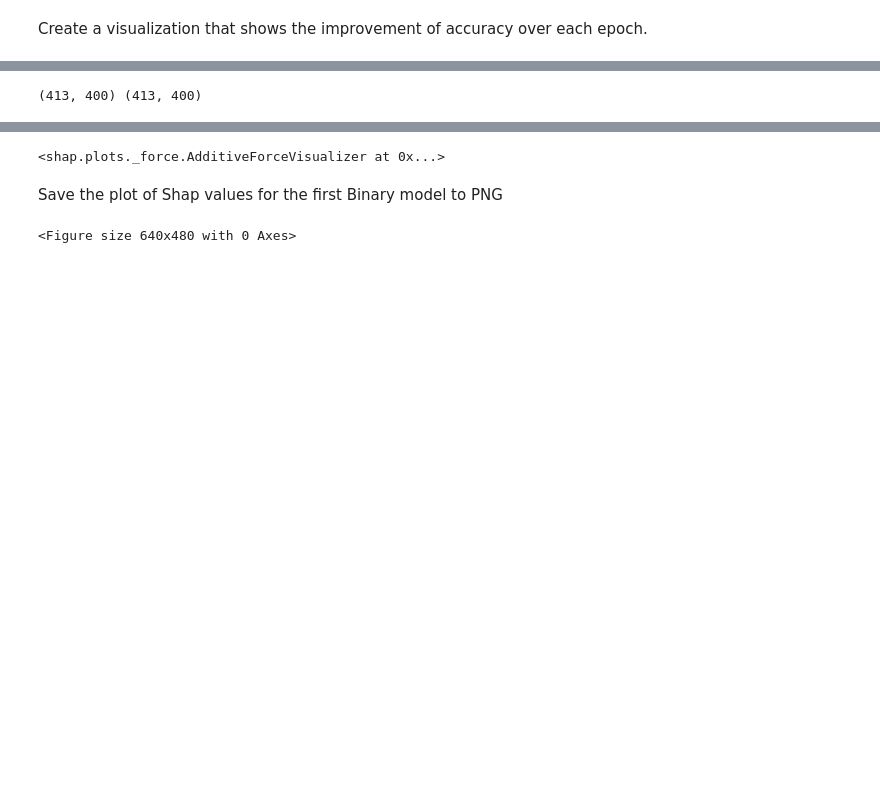
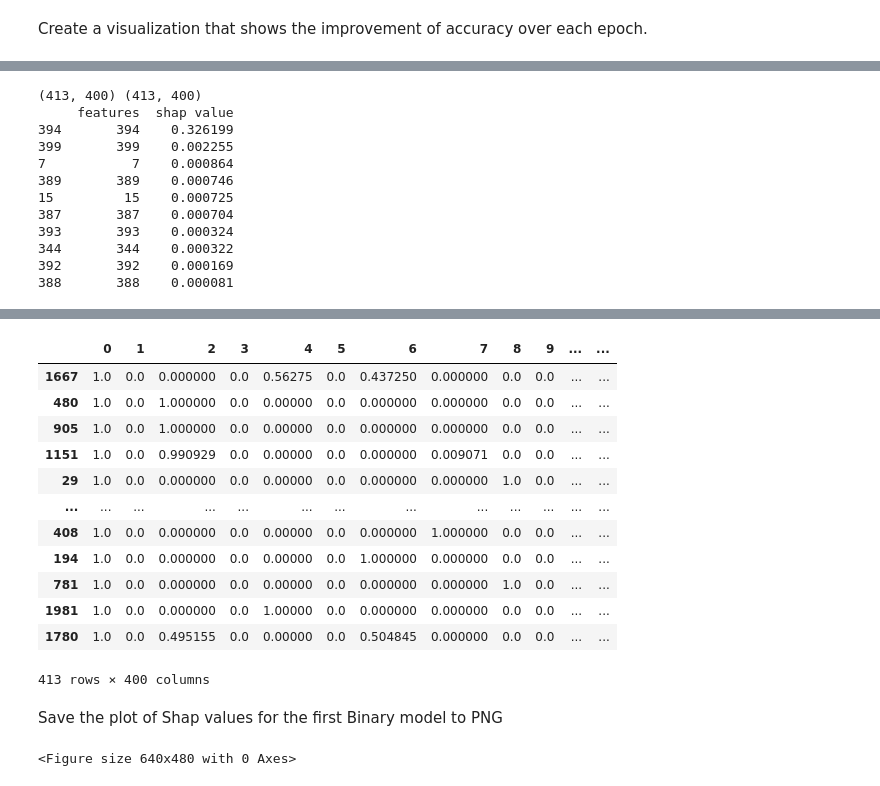
Before and after one commit to ermunroe/DS480Project, a Jupyter notebook: networkNotebook.ipynb, the cells around one changed output, grey strips where cells are left out. Cells and saved outputs as stored; diff of their text form; code cells hidden in the pictures; blank space fills up the shorter version.

```diff
--- a/networkNotebook.ipynb
+++ b/networkNotebook.ipynb
@@ -482,9 +517,24 @@ X_val = pd.DataFrame(X_val)
 shap_values1_reshaped = np.squeeze(shap_values1)
 print(shap_values1_reshaped.shape, X_val.shape)
 
-shap.initjs()
+feature_names = X_val.columns
 
-plot = shap.force_plot(explainer1.expected_value[0], shap_values1_reshaped[0], X_val.iloc[0])
-display(plot)
+shapDF = pd.DataFrame({'features' : feature_names, 'shap value' : shap_values1_reshaped[0]})
+
+top10SHAP = shapDF.nlargest(10, 'shap value')
+
+print(top10SHAP)
+X_val
 # %% [output]
 (413, 400) (413, 400)
+     features  shap value
+394       394    0.326199
+399       399    0.002255
+7           7    0.000864
+389       389    0.000746
+15         15    0.000725
+387       387    0.000704
+393       393    0.000324
+344       344    0.000322
+392       392    0.000169
+388       388    0.000081
@@ -492,4 +541,16 @@ display(plot)
+|  | 0 | 1 | 2 | 3 | 4 | 5 | 6 | 7 | 8 | 9 | ... | ... |
+| 1667 | 1.0 | 0.0 | 0.000000 | 0.0 | 0.56275 | 0.0 | 0.437250 | 0.000000 | 0.0 | 0.0 | ... | ... |
+| 480 | 1.0 | 0.0 | 1.000000 | 0.0 | 0.00000 | 0.0 | 0.000000 | 0.000000 | 0.0 | 0.0 | ... | ... |
+| 905 | 1.0 | 0.0 | 1.000000 | 0.0 | 0.00000 | 0.0 | 0.000000 | 0.000000 | 0.0 | 0.0 | ... | ... |
+| 1151 | 1.0 | 0.0 | 0.990929 | 0.0 | 0.00000 | 0.0 | 0.000000 | 0.009071 | 0.0 | 0.0 | ... | ... |
+| 29 | 1.0 | 0.0 | 0.000000 | 0.0 | 0.00000 | 0.0 | 0.000000 | 0.000000 | 1.0 | 0.0 | ... | ... |
+| ... | ... | ... | ... | ... | ... | ... | ... | ... | ... | ... | ... | ... |
+| 408 | 1.0 | 0.0 | 0.000000 | 0.0 | 0.00000 | 0.0 | 0.000000 | 1.000000 | 0.0 | 0.0 | ... | ... |
+| 194 | 1.0 | 0.0 | 0.000000 | 0.0 | 0.00000 | 0.0 | 1.000000 | 0.000000 | 0.0 | 0.0 | ... | ... |
+| 781 | 1.0 | 0.0 | 0.000000 | 0.0 | 0.00000 | 0.0 | 0.000000 | 0.000000 | 1.0 | 0.0 | ... | ... |
+| 1981 | 1.0 | 0.0 | 0.000000 | 0.0 | 1.00000 | 0.0 | 0.000000 | 0.000000 | 0.0 | 0.0 | ... | ... |
+| 1780 | 1.0 | 0.0 | 0.495155 | 0.0 | 0.00000 | 0.0 | 0.504845 | 0.000000 | 0.0 | 0.0 | ... | ... |
-<shap.plots._force.AdditiveForceVisualizer at 0x...>
+413 rows × 400 columns
 # %% [markdown]
 Save the plot of Shap values for the first Binary model to PNG
 # %%
```
Also changed, not shown: parts of 12 cells of this notebook.
